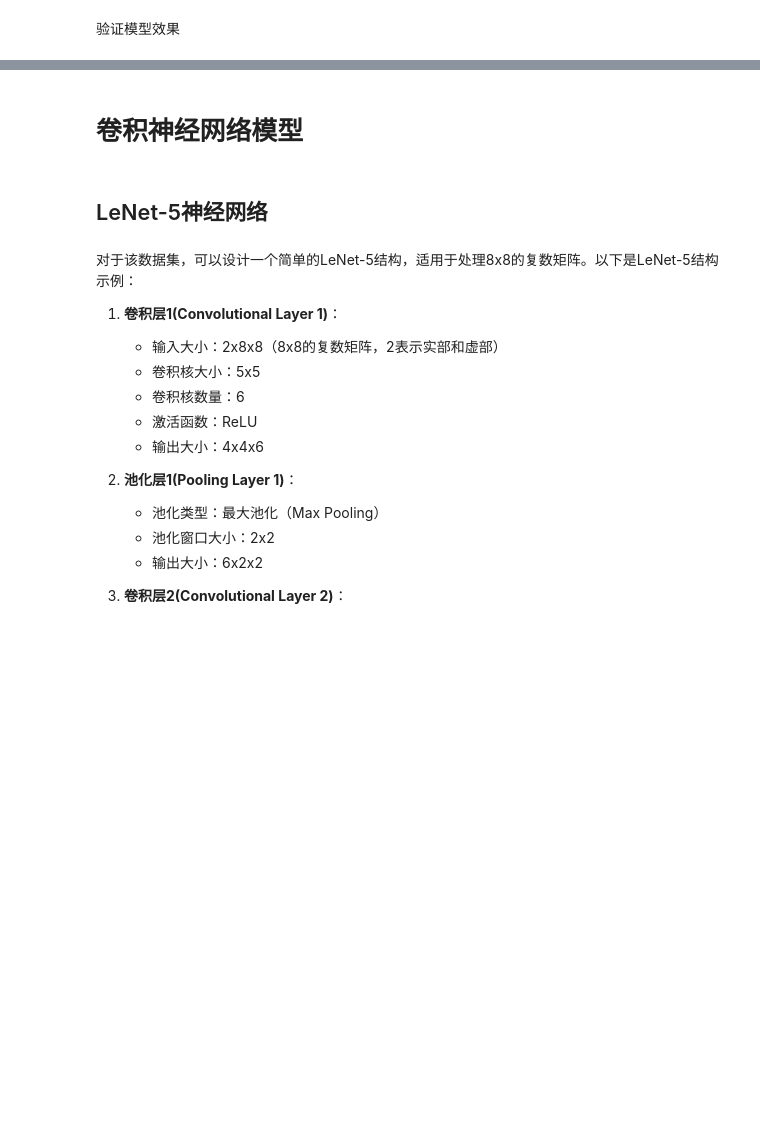
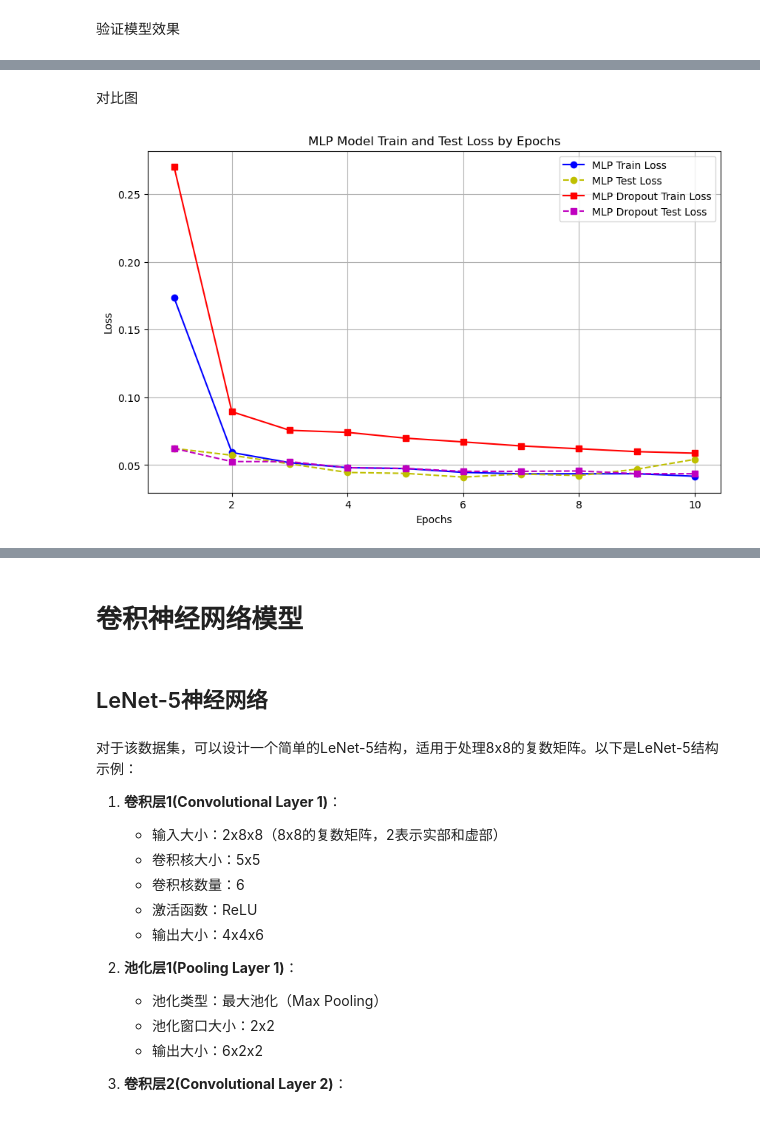
Before and after one commit to ehxu/MCNN-QCC, a Jupyter notebook: MCNN-QCC.ipynb, the cells around one changed output, grey strips where cells are left out. Drawn from its saved outputs; the diff is of its cells as text; code cells hidden in the pictures; blank space fills up the shorter version.

```diff
--- a/MCNN-QCC.ipynb
+++ b/MCNN-QCC.ipynb
@@ -155,6 +166,6 @@ criterion = nn.CrossEntropyLoss()
 optimizer = optim.Adam(model_mlp.parameters(), lr=0.001)
 
 # 训练模型
-num_epochs = 20
+num_epochs = 10
 
 mlp_train_losses, mlp_test_losses, mlp_train_accs, mlp_test_accs = tl.model_trainer(num_epochs, train_dataloader, test_dataloader, model_mlp, criterion, optimizer)
@@ -390,0 +347,26 @@ tl.draw_prf1(precision_mlpd, recall_mlpd, f1_mlpd, label_dic)
+# %% [markdown]
+对比图
+# %%
+from matplotlib import pyplot as plt
+# 生成示例数据
+epochs = range(1, 11)
+
+# 绘制图像
+plt.figure(figsize=(10, 6))
+
+# MLP的Train loss 和 test loss
+plt.plot(epochs, mlp_train_losses, 'bo-', label='MLP Train Loss')
+plt.plot(epochs, mlp_test_losses, 'yo--', label='MLP Test Loss')
+
+# MLP With Dropout的Train loss 和 test loss
+plt.plot(epochs, mlpd_train_losses, 'rs-', label='MLP Dropout Train Loss')
+plt.plot(epochs, mlpd_test_losses, 'ms--', label='MLP Dropout Test Loss')
+
+plt.title('MLP Model Train and Test Loss by Epochs')
+plt.xlabel('Epochs')
+plt.ylabel('Loss')
+plt.grid(True)
+plt.legend()
+plt.show()
+# %% [output]
+[figure, added]
```
Also changed, not shown: parts of 50 cells of this notebook, 1 other file.
